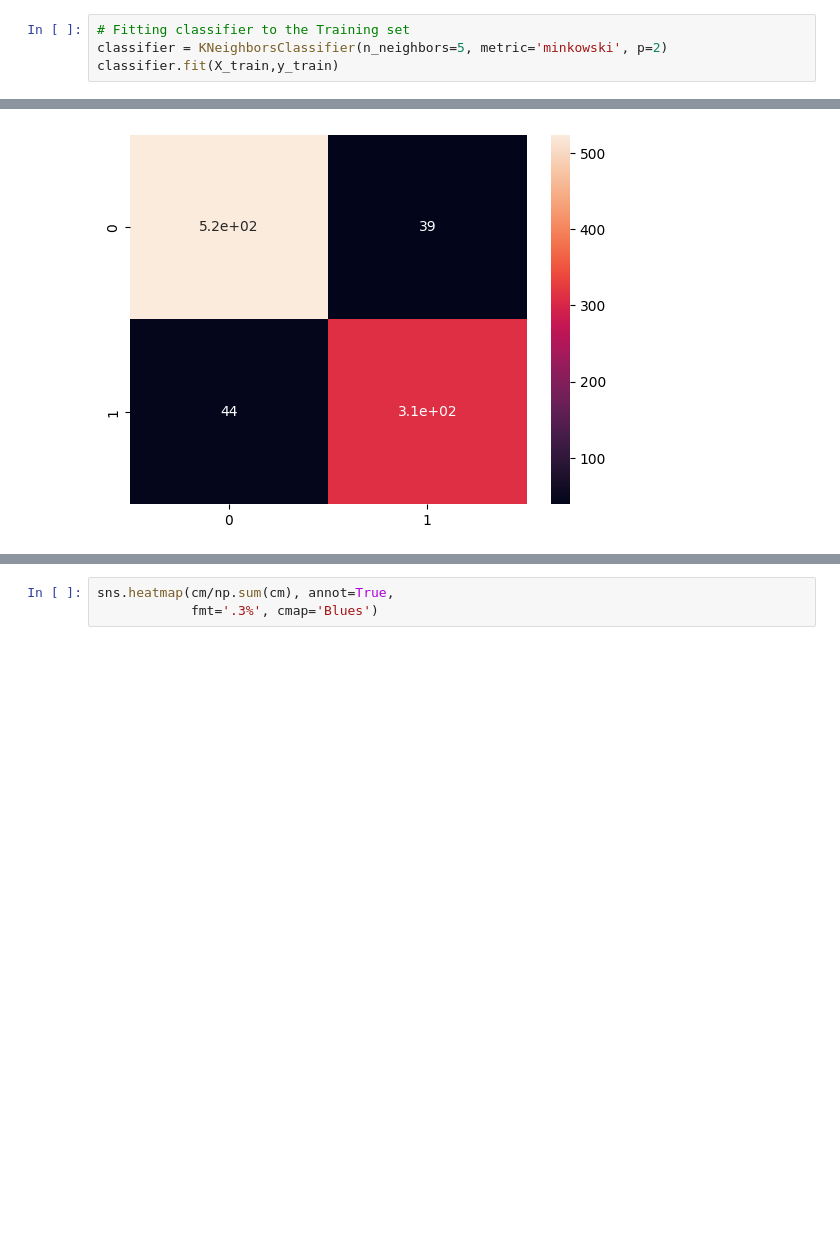
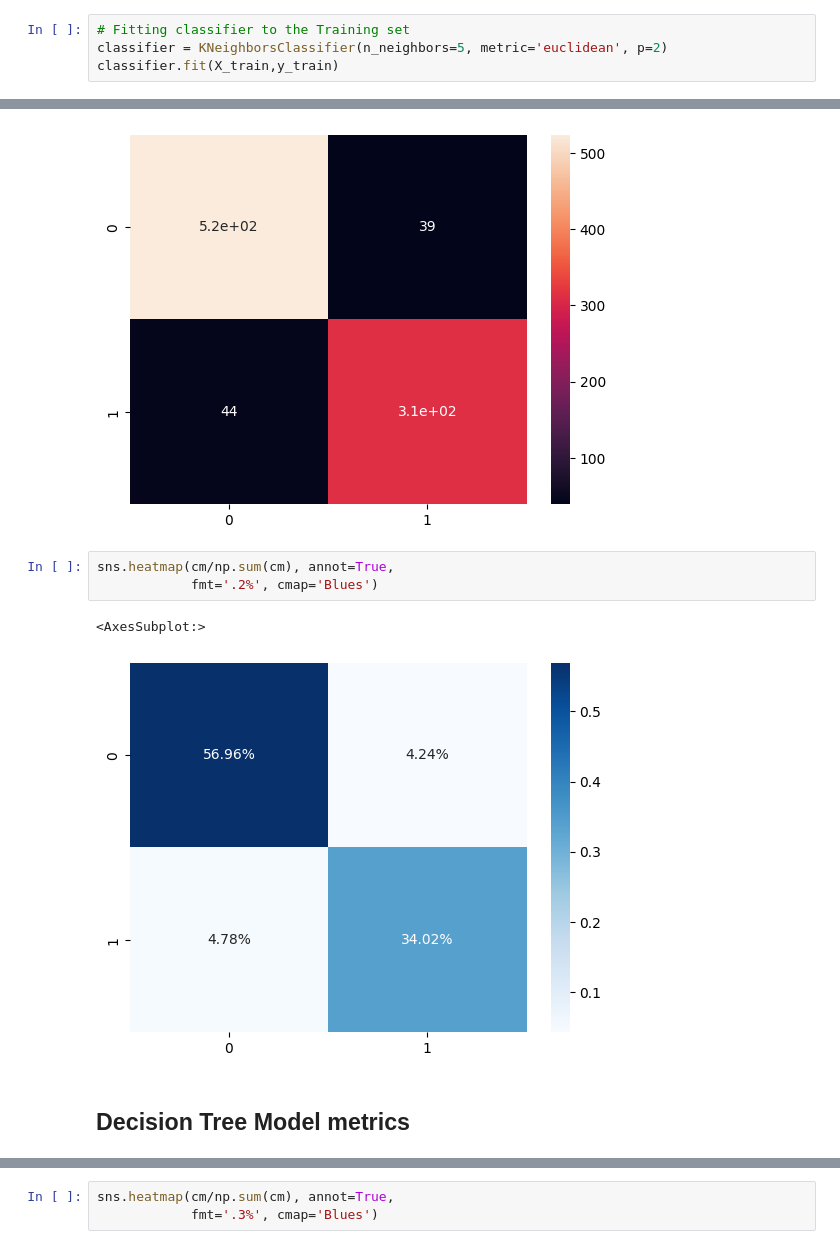
Before and after one commit to SuneraUdana/Machine_CW_20210206, a Jupyter notebook: ML_CW_2021026.ipynb, the cells around one changed output, grey strips where cells are left out. Saved outputs shown, nothing was run; the diff lists cells and outputs as text; blank space fills up the shorter version.

```diff
--- a/ML_CW_2021026.ipynb
+++ b/ML_CW_2021026.ipynb
@@ -144,6 +143,6 @@ print(X_train,X_test)
 ## KNeighboursClassifier
 # %%
 # Fitting classifier to the Training set
-classifier = KNeighborsClassifier(n_neighbors=5, metric='minkowski', p=2)
+classifier = KNeighborsClassifier(n_neighbors=5, metric='euclidean', p=2)
 classifier.fit(X_train,y_train)
 # %% [output]
@@ -220,3 +219,11 @@ sns.heatmap(cm, annot=True) #representing the confusion matrix
 # %% [output]
 <AxesSubplot:>
 [figure]
+# %%
+sns.heatmap(cm/np.sum(cm), annot=True,
+            fmt='.2%', cmap='Blues')
+# %% [output]
+<AxesSubplot:>
+[figure, added]
+# %% [markdown]
+## Decision Tree Model metrics
```
Also changed, not shown: parts of 20 cells of this notebook.
